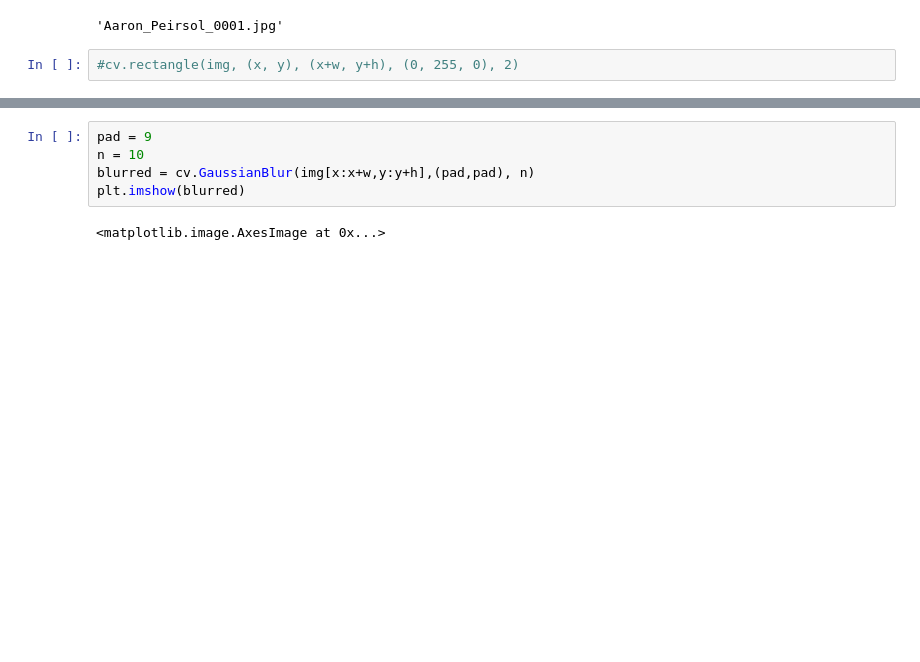
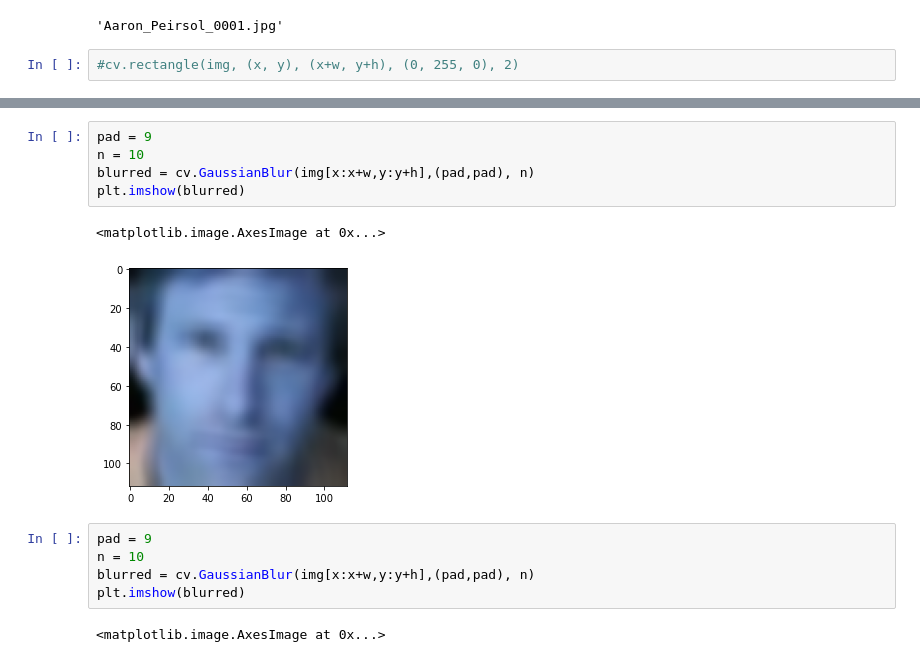
Before and after one commit to d0rnkernsky/COMP-4107-Project, a Jupyter notebook: data_prep_tests.ipynb, the cells around one changed output, grey strips where cells are left out. Drawn from its saved outputs; the diff is of its cells as text; blank space fills up the shorter version.

```diff
--- a/data_prep_tests.ipynb
+++ b/data_prep_tests.ipynb
@@ -41,3 +41,11 @@ plt.imshow(img)
+# %%
+pad = 9
+n = 10
+blurred = cv.GaussianBlur(img[x:x+w,y:y+h],(pad,pad), n)
+plt.imshow(blurred)
+# %% [output]
+<matplotlib.image.AxesImage at 0x...>
+[figure, added]
 # %%
 pad = 9
 n = 10
```
Also changed, not shown: parts of 4 cells of this notebook, 2 other files.
